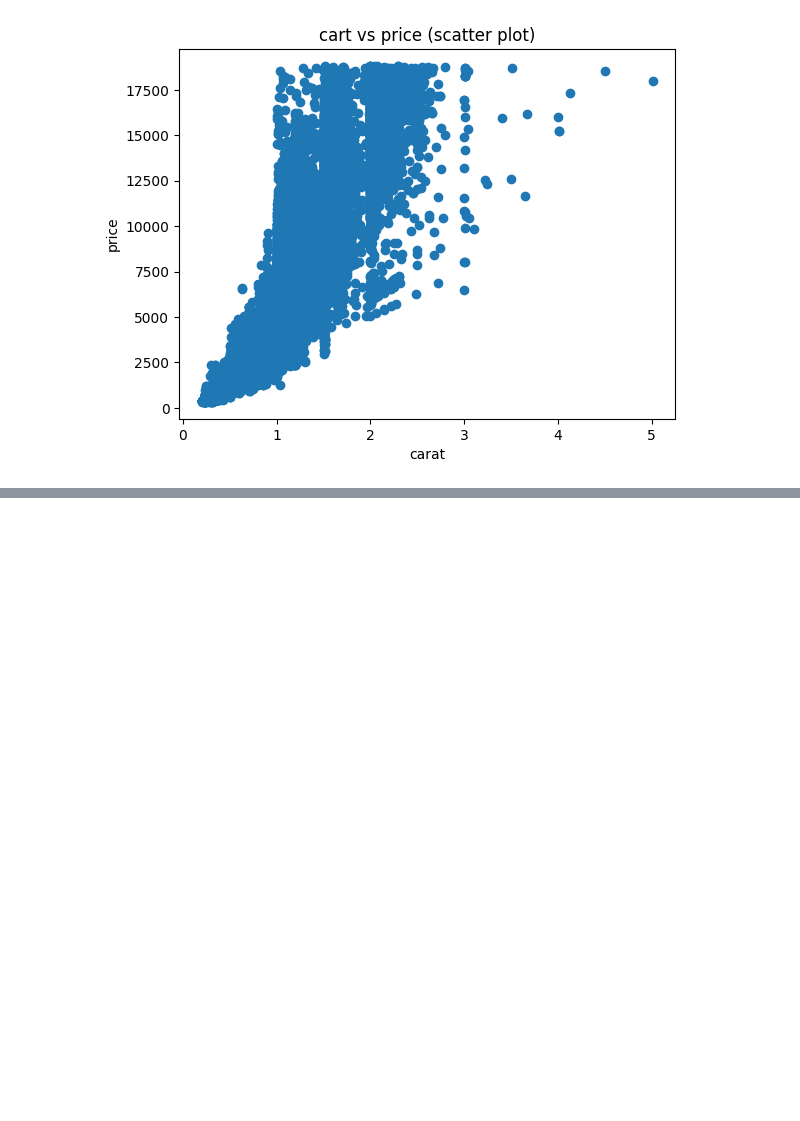
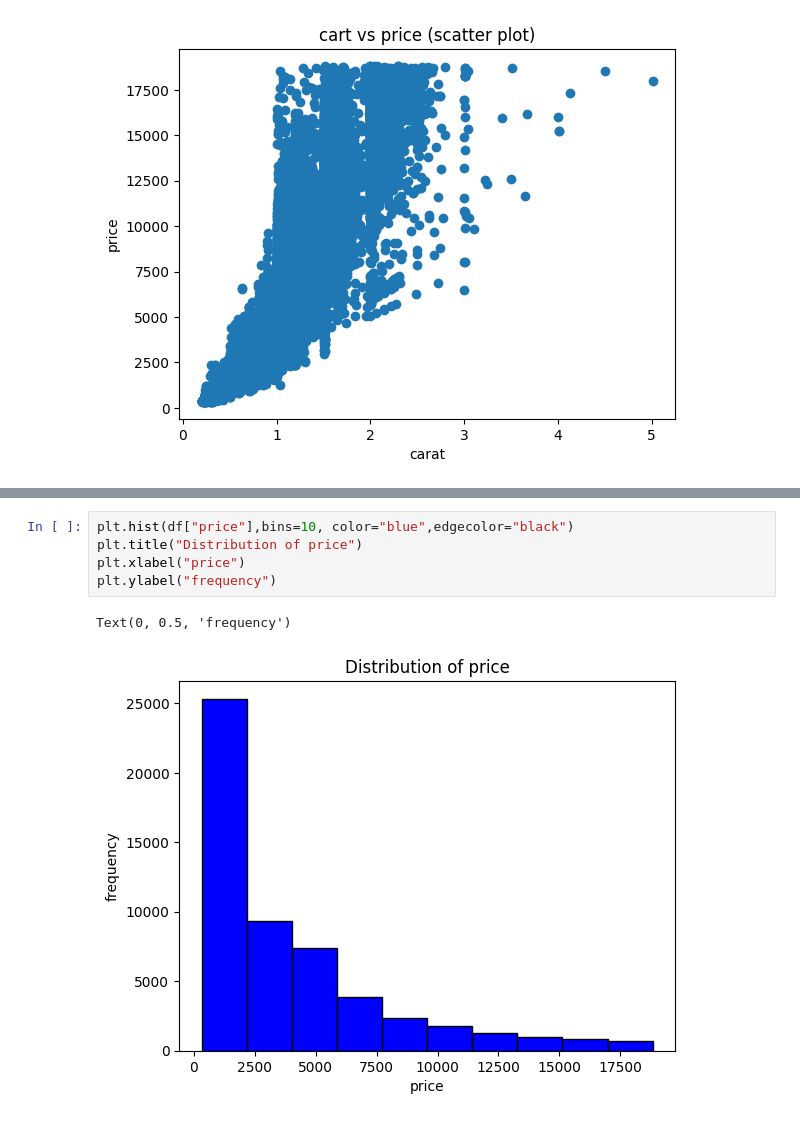
Before and after one commit to IjazUllahKhan/python-ml-ai-journey, a Jupyter notebook: 08_data_visualization/data_visualization_with_matplotlib_and_seaborn.ipynb, the cells around one changed output, grey strips where cells are left out. Cells and saved outputs as stored; diff of their text form; blank space fills up the shorter version.

```diff
--- a/08_data_visualization/data_visualization_with_matplotlib_and_seaborn.ipynb
+++ b/08_data_visualization/data_visualization_with_matplotlib_and_seaborn.ipynb
@@ -38,0 +48,8 @@ Text(0, 0.5, 'price')
+# %%
+plt.hist(df["price"],bins=10, color="blue",edgecolor="black")
+plt.title("Distribution of price")
+plt.xlabel("price")
+plt.ylabel("frequency")
+# %% [output]
+Text(0, 0.5, 'frequency')
+[figure, added]
```
Also changed, not shown: parts of 4 cells of this notebook, 6 other files.
